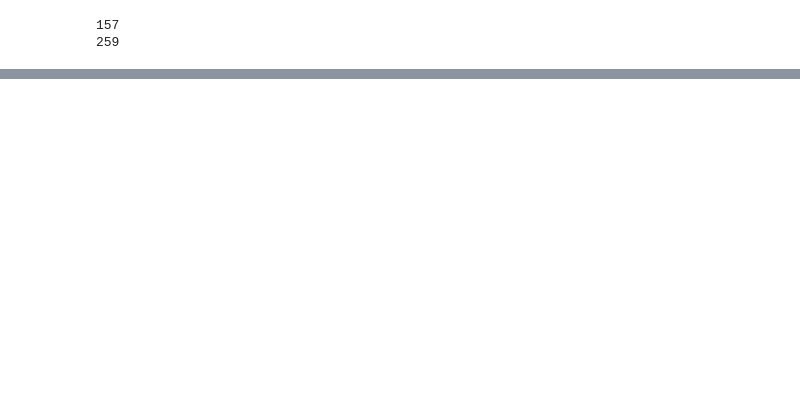
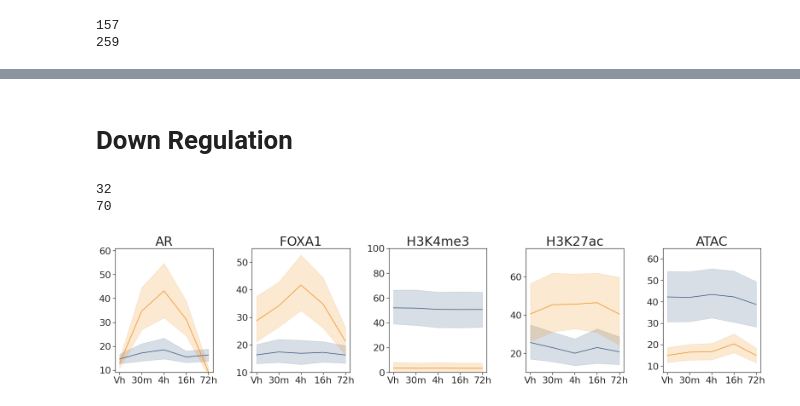
Before and after one commit to birkiy/cisregulatorynetworks, a Jupyter notebook: f2-EpigenomeChanges.ipynb, the cells around one changed output, grey strips where cells are left out. Saved outputs shown, nothing was run; the diff lists cells and outputs as text; code cells hidden in the pictures; blank space fills up the shorter version.

```diff
--- a/f2-EpigenomeChanges.ipynb
+++ b/f2-EpigenomeChanges.ipynb
@@ -366,0 +212,65 @@ fig.savefig('../plots/nAR_epigenome_FINAL.pdf', bbox_inches ="tight",  pad_inche
+# %% [markdown]
+# Down Regulation
+# %%
+down = pickle.load(open('data/down_genes.p', 'rb'))
+
+
+l = list(set(flatten([list(H.neighbors(a)) for a in down if a in H.nodes])))
+arcre_down_kac_fox = [l_ for l_ in l if (MAPcl[l_] == 'ARcre') & (l_ in foxar) ]
+print( len(arcre_down_kac_fox))
+
+cre_andr_kac_fox = [l_ for l_ in l if (MAPcl[l_] == 'cre') & (l_ in foxcre) ]
+print( len(cre_andr_kac_fox))
+
+l = list(set(flatten([list(H.neighbors(a)) for a in down  if a in H.nodes])))
+cre_andr_kac = [l_ for l_ in l if MAPcl[l_] == 'cre']
+
+l = list(set(flatten([list(H.neighbors(a)) for a in high  if a in H.nodes])))
+cre_high_kac = [l_ for l_ in l if MAPcl[l_] == 'cre']
+
+l = list(set(flatten([list(H.neighbors(a)) for a in high  if a in H.nodes])))
+arcre_high_kac = [l_ for l_ in l if MAPcl[l_] == 'ARcre']
+# %% [output]
+32
+70
+# %%
+
+fig = plt.figure(figsize=[25,6])
+gs = gridspec.GridSpec(nrows=1, ncols=5, left=0.06,wspace=0.4,top=0.8)
+
+ylims = {'AR': (9,61), 'FOXA1': (10,55), 'H3K27ac': (10,75), 'H3K4me3': (0,100), 'ATAC': (7,65)}
+
+for i, s in enumerate(['AR', 'FOXA1', 'H3K4me3', 'H3K27ac', 'ATAC']):
+    fig.add_subplot(gs[i])
+
+    n = N[N.index.isin(down)].drop_duplicates()
+    n = n.stack().reset_index()
+    tmp = n['level_1'].str.split('_', expand=True)
+
+    n['Signal'] = tmp[0]
+    n['Time'] = tmp[1]
+
+
+    sns.lineplot(data=n[n['Signal'] == s],x='Time', y=0, color='#3E5B81')
+
+
+    n = N[N.index.isin(arcre_down_kac_fox)].drop_duplicates()
+    n = n.stack().reset_index()
+    tmp = n['level_1'].str.split('_', expand=True)
+
+    n['Signal'] = tmp[0]
+    n['Time'] = tmp[1]
+
+    sns.lineplot(data=n[n['Signal'] == s],x='Time', y=0, color='#F19220')
+    plt.ylabel('')
+    plt.xlabel('')
+    plt.title(s, fontsize=30)
+
+    plt.ylim(ylims[s])
+
+
+#fig.supylabel('TMM Normalized',fontsize=30)
+
+#fig.savefig('../plots/down_epigenome_FINAL2.pdf', bbox_inches ="tight",  pad_inches = 1 )
+# %% [output]
+[figure, added]
```
Also changed, not shown: parts of 7 cells of this notebook, 11 other files.
